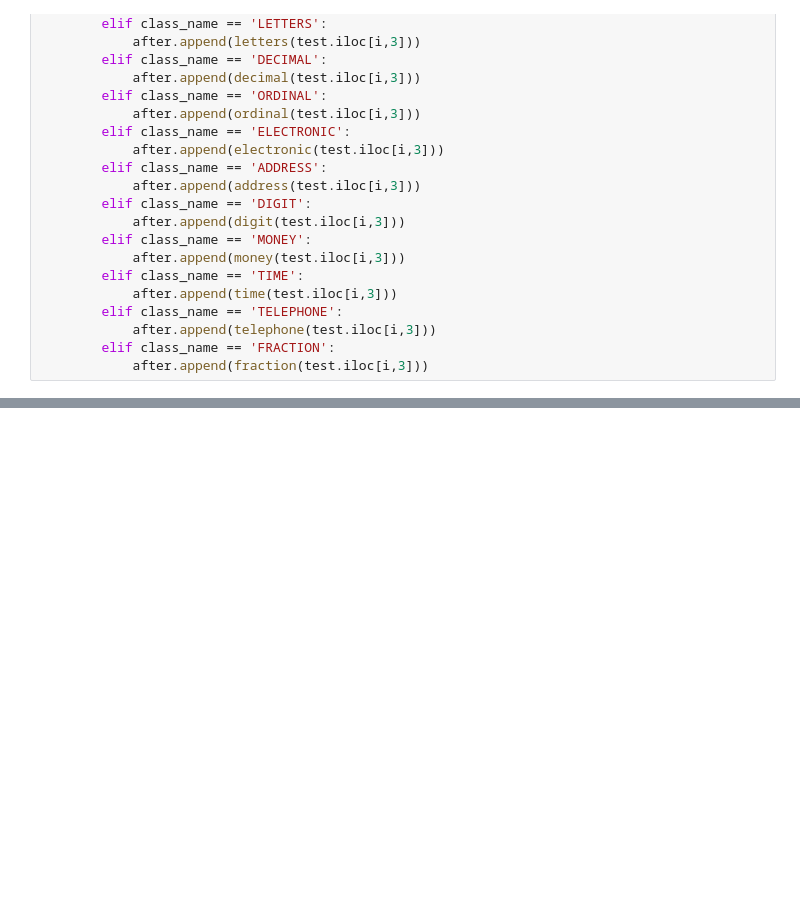
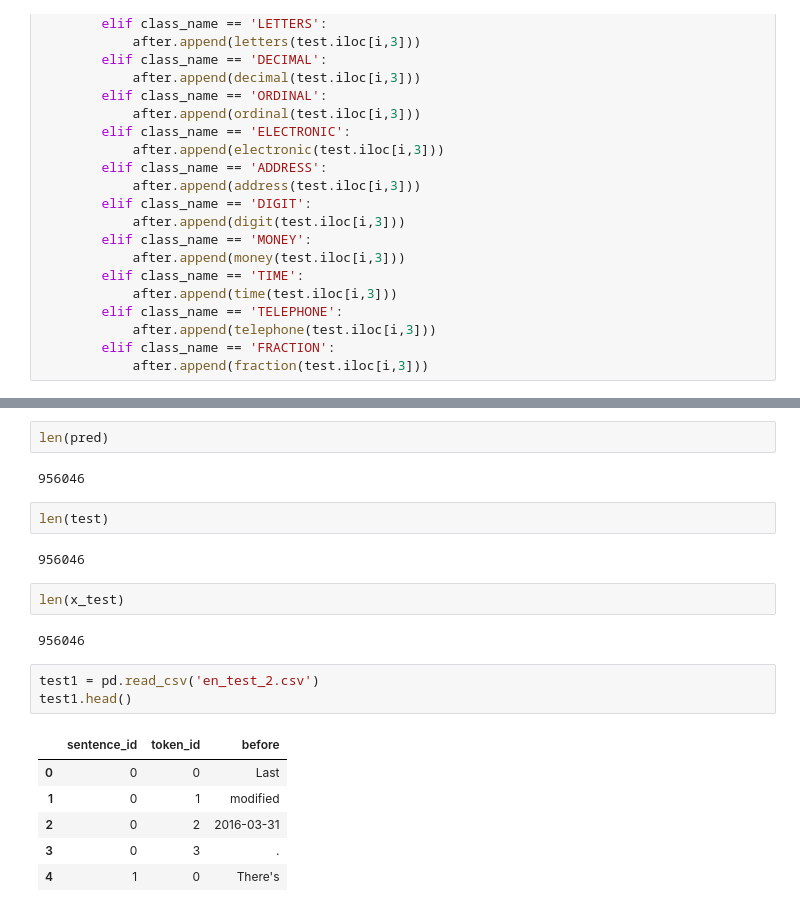
Before and after one commit to afcarl/Kaggle-TextNormalisation, a Jupyter notebook: ClassPred_Functions_Dict.ipynb, the cells around one changed output, grey strips where cells are left out. Saved outputs shown, nothing was run; the diff lists cells and outputs as text; blank space fills up the shorter version.

```diff
--- a/ClassPred_Functions_Dict.ipynb
+++ b/ClassPred_Functions_Dict.ipynb
@@ -637,0 +958,22 @@ test[['id', 'after']].to_csv('output5.csv', index=False)
+# %%
+len(pred)
+# %% [output]
+956046
+# %%
+len(test)
+# %% [output]
+956046
+# %%
+len(x_test)
+# %% [output]
+956046
+# %%
+test1 = pd.read_csv('en_test_2.csv')
+test1.head()
+# %% [output]
+|  | sentence_id | token_id | before |
+| 0 | 0 | 0 | Last |
+| 1 | 0 | 1 | modified |
+| 2 | 0 | 2 | 2016-03-31 |
+| 3 | 0 | 3 | . |
+| 4 | 1 | 0 | There's |
```
Also changed, not shown: parts of 26 cells of this notebook.
